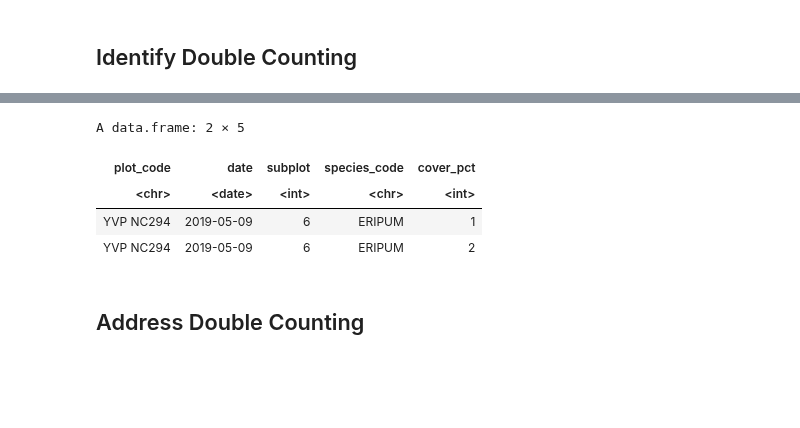
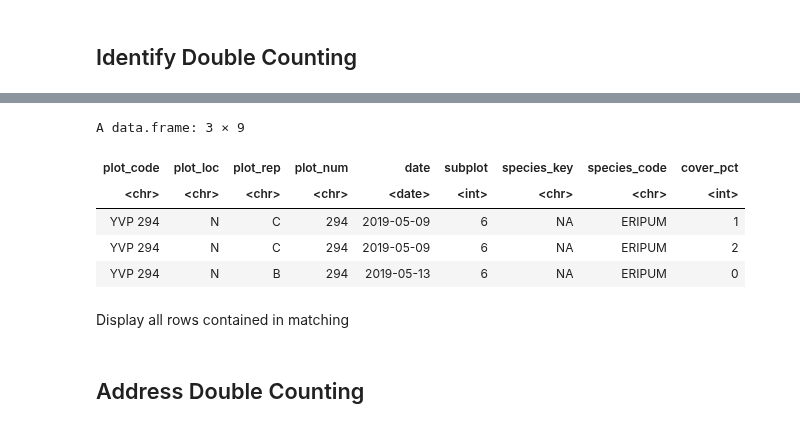
Before and after one commit to samsoe/mpg_notebooks, a Jupyter notebook: YVP_Vegetation_Cover_Data_Wrangle.ipynb, the cells around one changed output, grey strips where cells are left out. Drawn from its saved outputs; the diff is of its cells as text; code cells hidden in the pictures; blank space fills up the shorter version.

```diff
--- a/YVP_Vegetation_Cover_Data_Wrangle.ipynb
+++ b/YVP_Vegetation_Cover_Data_Wrangle.ipynb
@@ -55,8 +66,8 @@ df <- df %>%
                               str_detect(plot_code, "B")~"B",
                               str_detect(plot_code, "C")~"C"))
 # %%
-# strip "A", "B", "C" from plot_code
-df$plot_code <- str_remove(df$plot_code, "[ABC]")
+# # strip "A", "B", "C" from plot_code
+# df$plot_code <- str_remove(df$plot_code, "[ABC]")
 # %%
 # reorder columns
 df <- df[,c(1,2,7,3,4,5,6)]
@@ -83,6 +94,15 @@ df$subplot <- as.integer(df$subplot)
 ### species_key
 # %% [markdown]
 This will be imported from the plant species metadata table, and we can use it to join and correct species codes in the future
+# %%
+# set to NA for now
+df$species_key <- NA
+# %%
+# convert to string
+df$species_key <- as.character(df$species_key)
+# %%
+# reorder columns
+df <- df[,c(1,2,3,4,5,6,9,7,8)]
 # %% [markdown]
 ### species_code
 # %%
@@ -148,17 +233,20 @@ A data.frame: 2 × 5
 # %%
 # example where cover_pct value is different
 # 2019	YVP NC294	6	ERIPUM
 df %>%
   filter(as.numeric(substring(date,0,4)) == 2019,
-          plot_code == 'YVP NC294',
+          plot_code == 'YVP 294',
           subplot == '6',
           species_code == 'ERIPUM')
 # %% [output]
-A data.frame: 2 × 5
+A data.frame: 3 × 9
-| plot_code | date | subplot | species_code | cover_pct |
-| <chr> | <date> | <int> | <chr> | <int> |
-| YVP NC294 | 2019-05-09 | 6 | ERIPUM | 1 |
-| YVP NC294 | 2019-05-09 | 6 | ERIPUM | 2 |
+| plot_code | plot_loc | plot_rep | plot_num | date | subplot | species_key | species_code | cover_pct |
+| <chr> | <chr> | <chr> | <chr> | <date> | <int> | <chr> | <chr> | <int> |
+| YVP 294 | N | C | 294 | 2019-05-09 | 6 | NA | ERIPUM | 1 |
+| YVP 294 | N | C | 294 | 2019-05-09 | 6 | NA | ERIPUM | 2 |
+| YVP 294 | N | B | 294 | 2019-05-13 | 6 | NA | ERIPUM | 0 |
+# %% [markdown]
+Display all rows contained in matching
 # %% [markdown]
 ## Address Double Counting
 # %%
```
Also changed, not shown: parts of 13 cells of this notebook.
